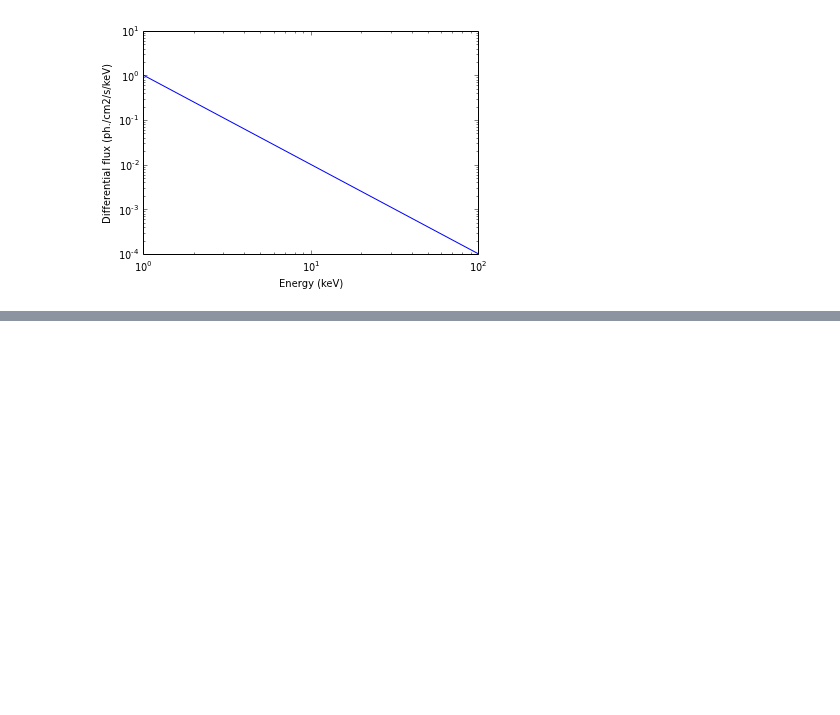
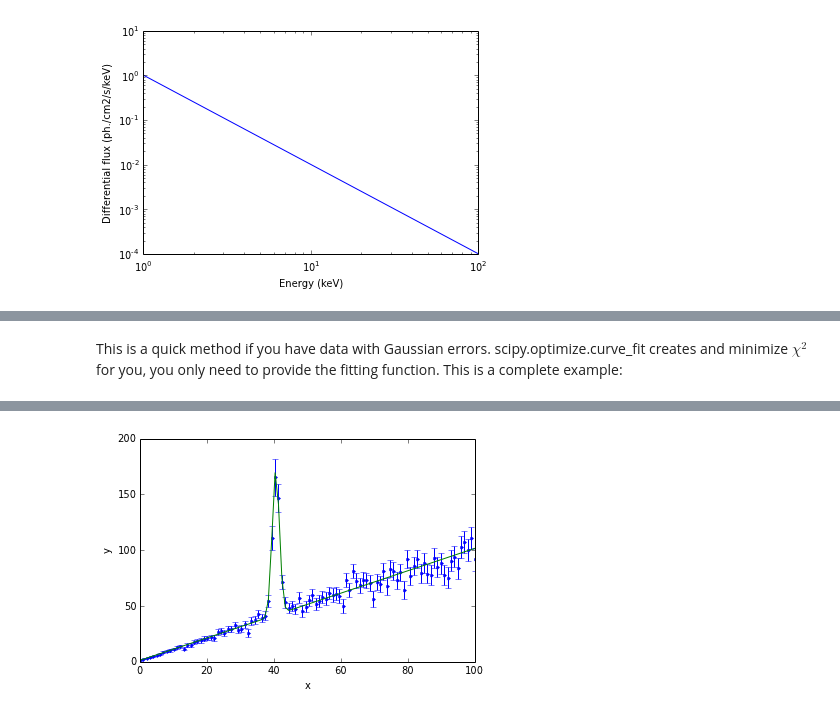
Before and after one commit to threeML/astromodels, a Jupyter notebook: examples/Quick_start.ipynb, the cells around one changed output, grey strips where cells are left out. Drawn from its saved outputs; the diff is of its cells as text; code cells hidden in the pictures; blank space fills up the shorter version.

```diff
--- a/examples/Quick_start.ipynb
+++ b/examples/Quick_start.ipynb
@@ -54,0 +61,78 @@ plt.ylabel("Differential flux (ph./cm2/s/keV)")
+# %% [markdown]
+This is a quick method if you have data with Gaussian errors. scipy.optimize.curve_fit creates and minimize $\chi^2$ for you, you only need to provide the fitting function. This is a complete example:
+# %%
+import numpy as np
+import scipy.optimize
+from astromodels import *
+from astromodels.utils.table import dict_to_table
+import collections
+
+# Instance a composite function composed by a line and a Gaussian
+
+fit_func = line(b=1.2) + gaussian(mu=40.5, logK=2.5, sigma=3.4)
+
+# Generate some fake data
+
+xdata = np.linspace(0, 100, 100)
+
+y = fit_func(xdata)
+
+# Add Gaussian noise
+
+yerr = 0.1 * np.abs(y)
+
+ydata = np.random.normal(y, yerr)
+
+# Initial guess for the fit: let's start a bit off so the
+# fitting function actually needs to do something
+
+p0 = [1.1, 1.3, 1.6, 40.5, 0.5]
+
+# Make the bounds tuple, i.e., the constraints on the parameters
+
+minima = []
+maxima = []
+
+for parameter in fit_func.free_parameters.values():
+
+    # scipy doesn't like None (which in astromodel means no boundary in that direction)
+    # It instead uses np.inf to indicate no boundary (with the appropriate sign)
+
+    this_minimum = parameter.min_value if parameter.min_value is not None else -np.inf
+    this_maximum = parameter.max_value if parameter.max_value is not None else np.inf
+
+    minima.append(this_minimum)
+    maxima.append(this_maximum)
+
+# Perform the fit
+# NOTE: we use .get_wrapper to get a function which is in the form expected
+# by scipy, which is f(x, param1, param2...)
+
+popt, pcov = scipy.optimize.curve_fit(fit_func.get_wrapper(), xdata, ydata,
+                                      p0=p0, sigma=yerr, absolute_sigma=True,
+                                      bounds=(minima, maxima), verbose=0)
+
+# Compute the approximate errors as the square root of the diagonal of the covariance matrix
+
+perr = np.sqrt(np.diag(pcov))
+
+# Plot data and model
+
+plt.errorbar(xdata,ydata,yerr=yerr,fmt='.')
+plt.plot(xdata,fit_func(xdata))
+_ = plt.xlabel("x")
+_ = plt.ylabel("y")
+
+# Print the results
+# Since we are at it, let's put the results in a nice table
+
+print("\nBest fit parameters:\n")
+
+results = collections.OrderedDict()
+
+for i, par_name in enumerate(fit_func.free_parameters.keys()):
+
+    results[par_name] = {'value': '%.2f' % popt[i], 'error': '%.3f' % perr[i]}
+
+print(dict_to_table(results))
+# %% [output]
@@ -54,0 +148 @@ plt.ylabel("Differential flux (ph./cm2/s/keV)")
+[figure, added]
```
Also changed, not shown: parts of 10 cells of this notebook, 52 other files.
